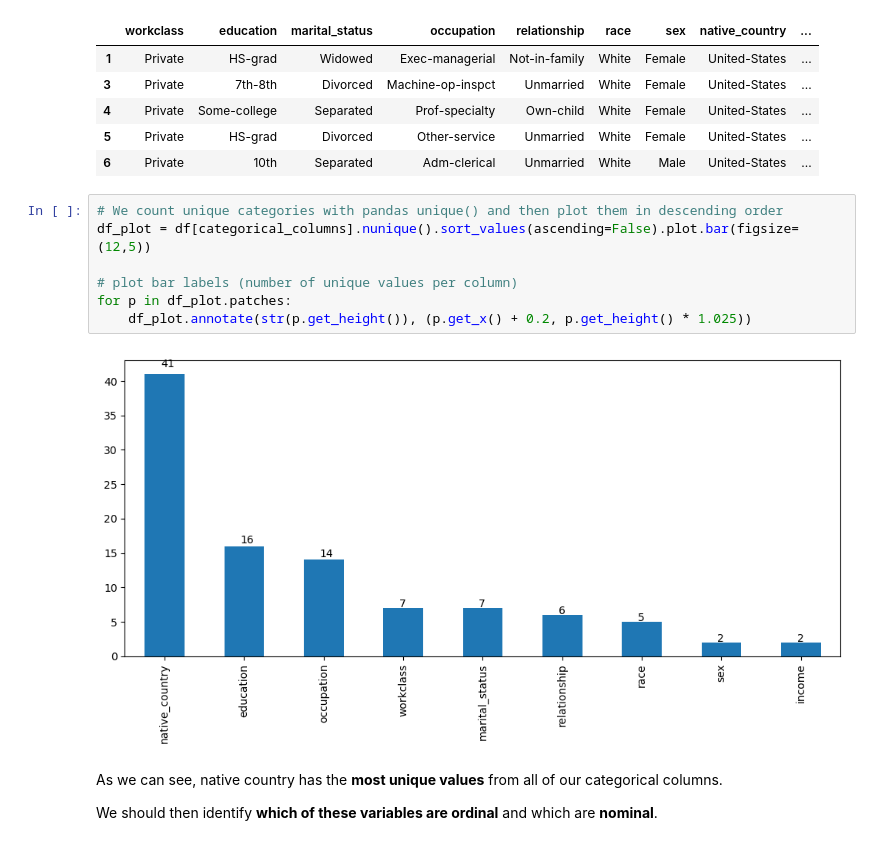
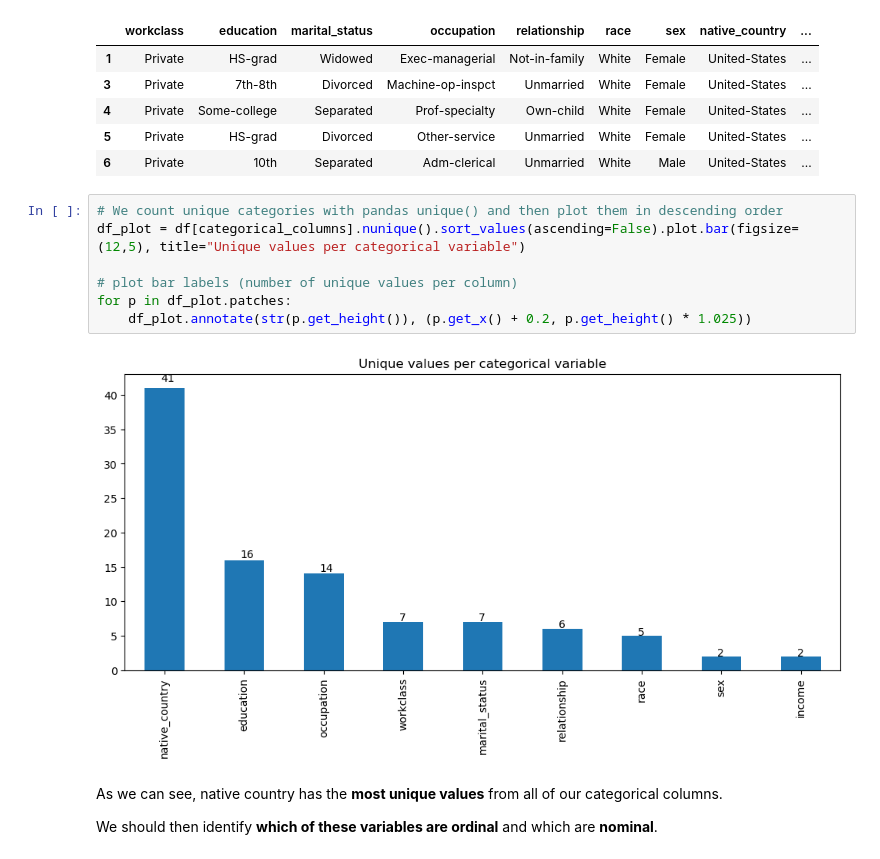
Before and after one commit to ErnieSumoso/data-analysis, a Jupyter notebook: 12-Salary-income-variables-EDA.ipynb, the cells around one changed output. Drawn from its saved outputs; the diff is of its cells as text.

Commit message:
upd: EDA on salary income variables UCI Machine Learning dataset

```diff
--- a/12-Salary-income-variables-exploration.ipynb
+++ b/12-Salary-income-variables-EDA.ipynb
@@ -474,13 +483,13 @@ df[categorical_columns].head()
 | 6 | Private | 10th | Separated | Adm-clerical | Unmarried | White | Male | United-States | ... |
 # %%
 # We count unique categories with pandas unique() and then plot them in descending order
-df_plot = df[categorical_columns].nunique().sort_values(ascending=False).plot.bar(figsize=(12,5))
+df_plot = df[categorical_columns].nunique().sort_values(ascending=False).plot.bar(figsize=(12,5), title="Unique values per categorical variable")
 
 # plot bar labels (number of unique values per column)
 for p in df_plot.patches:
     df_plot.annotate(str(p.get_height()), (p.get_x() + 0.2, p.get_height() * 1.025))
 # %% [output]
-[figure, old version]
+[figure, new version]
 # %% [markdown]
 As we can see, native country has the __most unique values__ from all of our categorical columns.
 
```
Also changed, not shown: parts of 20 cells of this notebook.
